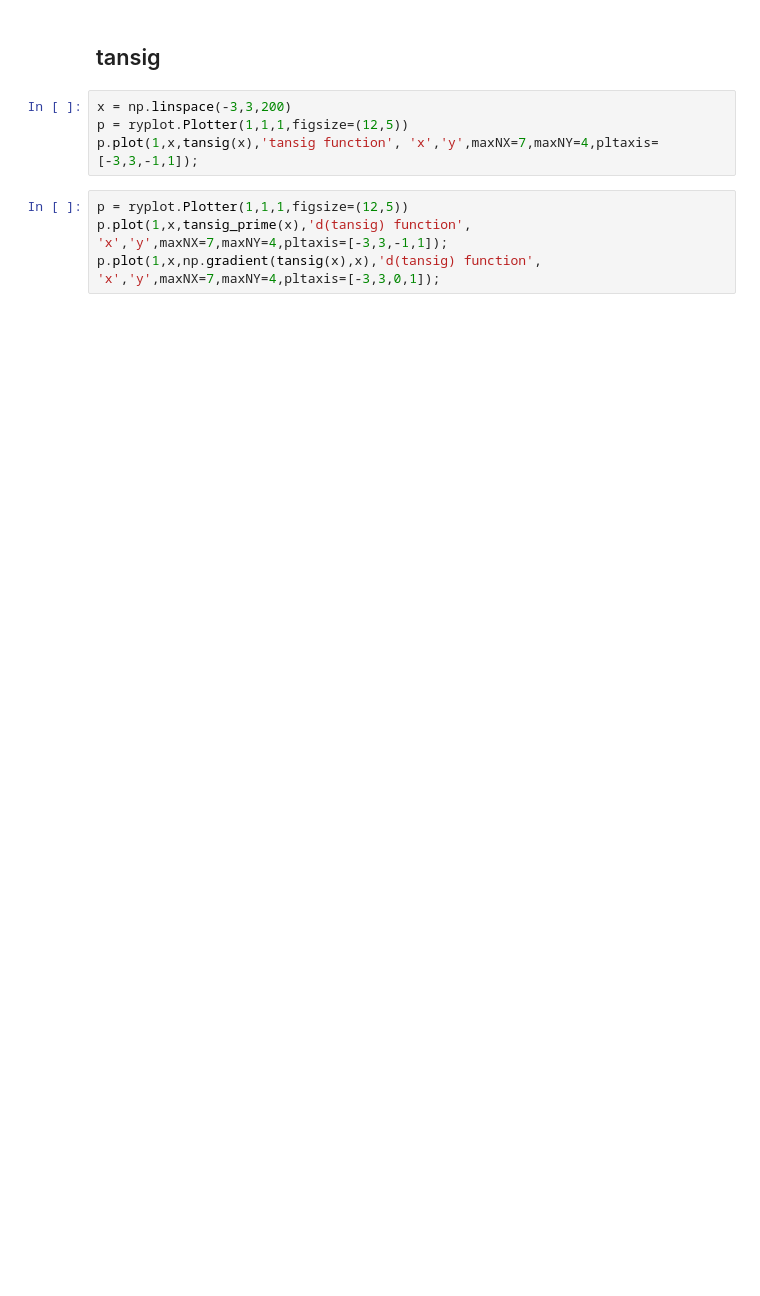
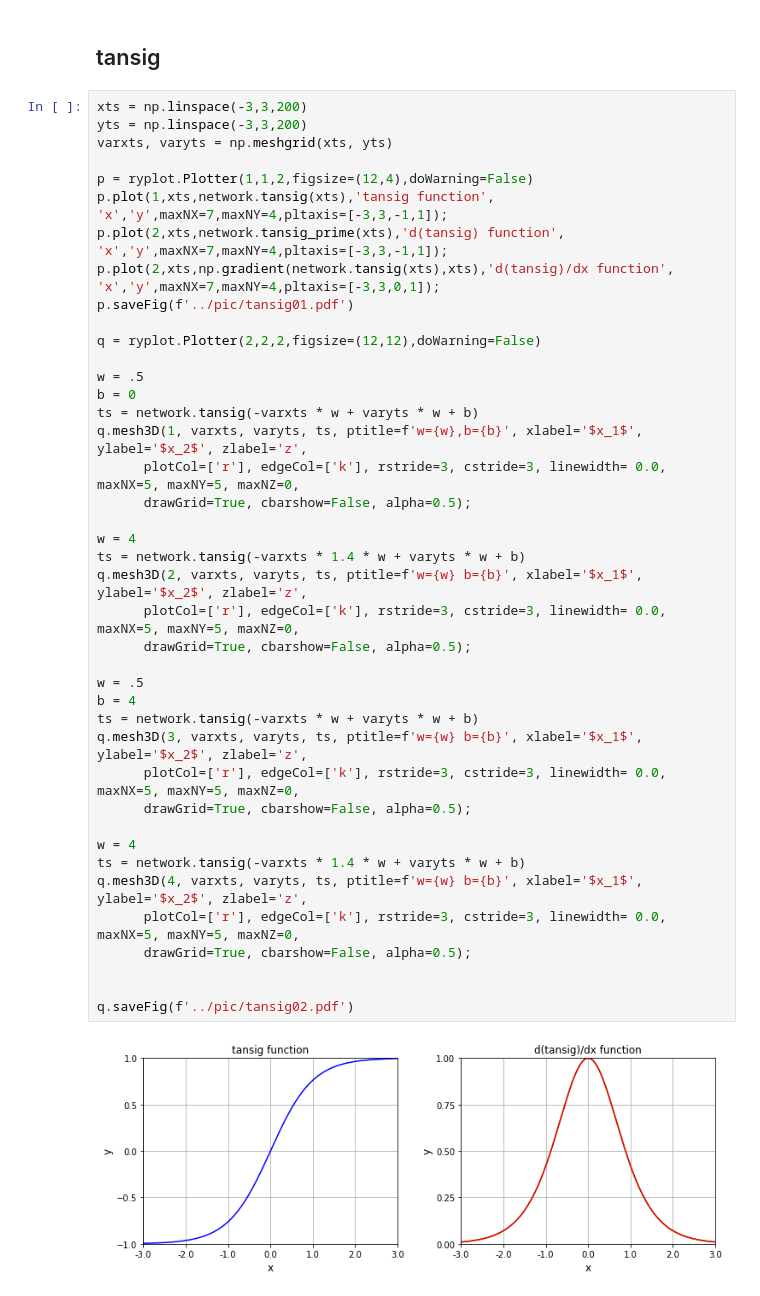
Before and after one commit to NelisW/NeuralNetworks-DeepLearning-Notes, a Jupyter notebook: code/chapterC-graphics.ipynb, the cells around one changed output. Saved outputs shown, nothing was run; the diff lists cells and outputs as text; blank space fills up the shorter version.

```diff
--- a/code/chapterC-graphics.ipynb
+++ b/code/chapterC-graphics.ipynb
@@ -163,10 +200,45 @@ p.saveFig('../pic/chC-classif0.pdf')
 # %% [markdown]
 ## tansig
-# %%
-x = np.linspace(-3,3,200)
-p = ryplot.Plotter(1,1,1,figsize=(12,5))
-p.plot(1,x,tansig(x),'tansig function', 'x','y',maxNX=7,maxNY=4,pltaxis=[-3,3,-1,1]);
-# %%
-p = ryplot.Plotter(1,1,1,figsize=(12,5))
-p.plot(1,x,tansig_prime(x),'d(tansig) function', 'x','y',maxNX=7,maxNY=4,pltaxis=[-3,3,-1,1]);
-p.plot(1,x,np.gradient(tansig(x),x),'d(tansig) function', 'x','y',maxNX=7,maxNY=4,pltaxis=[-3,3,0,1]);
+# %%
+xts = np.linspace(-3,3,200)
+yts = np.linspace(-3,3,200)
+varxts, varyts = np.meshgrid(xts, yts)
+
+p = ryplot.Plotter(1,1,2,figsize=(12,4),doWarning=False)
+p.plot(1,xts,network.tansig(xts),'tansig function', 'x','y',maxNX=7,maxNY=4,pltaxis=[-3,3,-1,1]);
+p.plot(2,xts,network.tansig_prime(xts),'d(tansig) function', 'x','y',maxNX=7,maxNY=4,pltaxis=[-3,3,-1,1]);
+p.plot(2,xts,np.gradient(network.tansig(xts),xts),'d(tansig)/dx function', 'x','y',maxNX=7,maxNY=4,pltaxis=[-3,3,0,1]);
+p.saveFig(f'../pic/tansig01.pdf')
+
+q = ryplot.Plotter(2,2,2,figsize=(12,12),doWarning=False)
+
+w = .5
+b = 0
+ts = network.tansig(-varxts * w + varyts * w + b)
+q.mesh3D(1, varxts, varyts, ts, ptitle=f'w={w},b={b}', xlabel='$x_1$', ylabel='$x_2$', zlabel='z',
+      plotCol=['r'], edgeCol=['k'], rstride=3, cstride=3, linewidth= 0.0, maxNX=5, maxNY=5, maxNZ=0,
+      drawGrid=True, cbarshow=False, alpha=0.5);
+
+w = 4
+ts = network.tansig(-varxts * 1.4 * w + varyts * w + b)
+q.mesh3D(2, varxts, varyts, ts, ptitle=f'w={w} b={b}', xlabel='$x_1$', ylabel='$x_2$', zlabel='z',
+      plotCol=['r'], edgeCol=['k'], rstride=3, cstride=3, linewidth= 0.0, maxNX=5, maxNY=5, maxNZ=0,
+      drawGrid=True, cbarshow=False, alpha=0.5);
+
+w = .5
+b = 4
+ts = network.tansig(-varxts * w + varyts * w + b)
+q.mesh3D(3, varxts, varyts, ts, ptitle=f'w={w} b={b}', xlabel='$x_1$', ylabel='$x_2$', zlabel='z',
+      plotCol=['r'], edgeCol=['k'], rstride=3, cstride=3, linewidth= 0.0, maxNX=5, maxNY=5, maxNZ=0,
+      drawGrid=True, cbarshow=False, alpha=0.5);
+
+w = 4
+ts = network.tansig(-varxts * 1.4 * w + varyts * w + b)
+q.mesh3D(4, varxts, varyts, ts, ptitle=f'w={w} b={b}', xlabel='$x_1$', ylabel='$x_2$', zlabel='z',
+      plotCol=['r'], edgeCol=['k'], rstride=3, cstride=3, linewidth= 0.0, maxNX=5, maxNY=5, maxNZ=0,
+      drawGrid=True, cbarshow=False, alpha=0.5);
+
+
+q.saveFig(f'../pic/tansig02.pdf')
+# %% [output]
+[figure, added]
```
Also changed, not shown: parts of 6 cells of this notebook, 20 other files.
